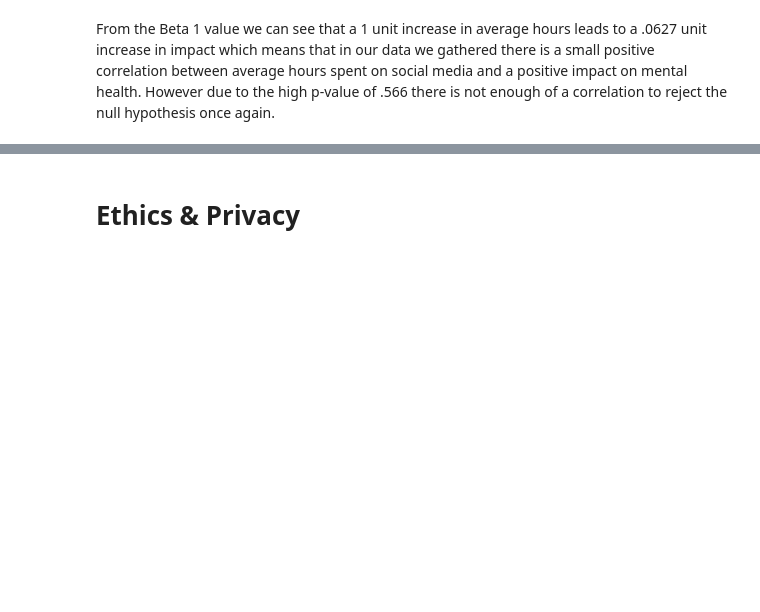
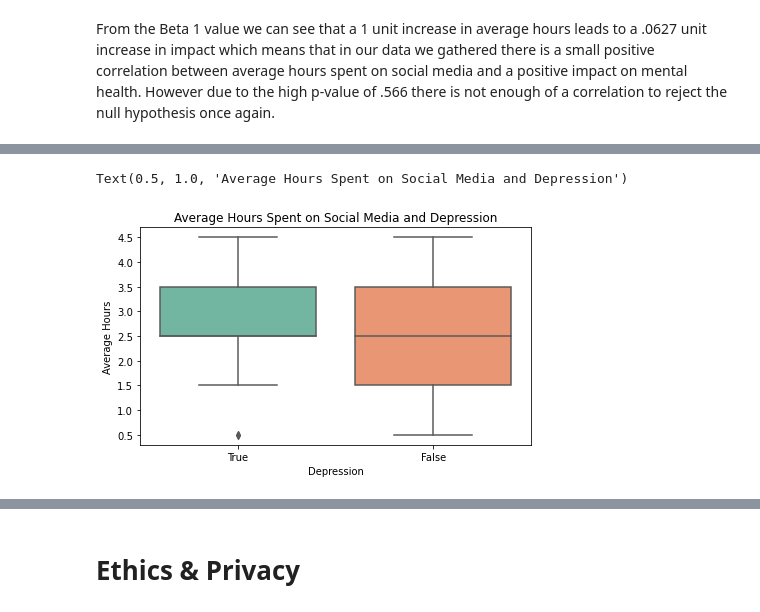
Before and after one commit to CHXBilly/GOGS108-Final-Proejct, a Jupyter notebook: FinalProject_group036.ipynb, the cells around one changed output, grey strips where cells are left out. Saved outputs shown, nothing was run; the diff lists cells and outputs as text; code cells hidden in the pictures; blank space fills up the shorter version.

```diff
--- a/FinalProject_group036.ipynb
+++ b/FinalProject_group036.ipynb
@@ -358,0 +286,8 @@ ax.set_ylabel("Proportion of respondents");
+# %%
+plt.figure(figsize=(7, 4))
+ax = sns.boxplot(x='Depression', y='average hours', order=[True, False], data=df, palette='Set2')
+ax.set_ylabel("Average Hours")
+ax.set_title("Average Hours Spent on Social Media and Depression")
+# %% [output]
+Text(0.5, 1.0, 'Average Hours Spent on Social Media and Depression')
+[figure, added]
```
Also changed, not shown: parts of 59 cells of this notebook.
